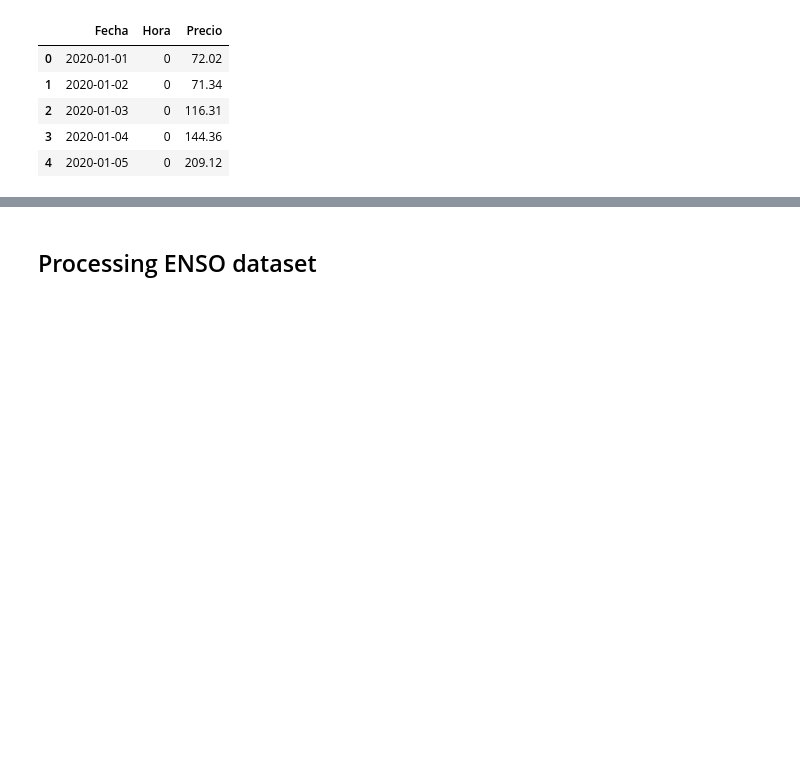
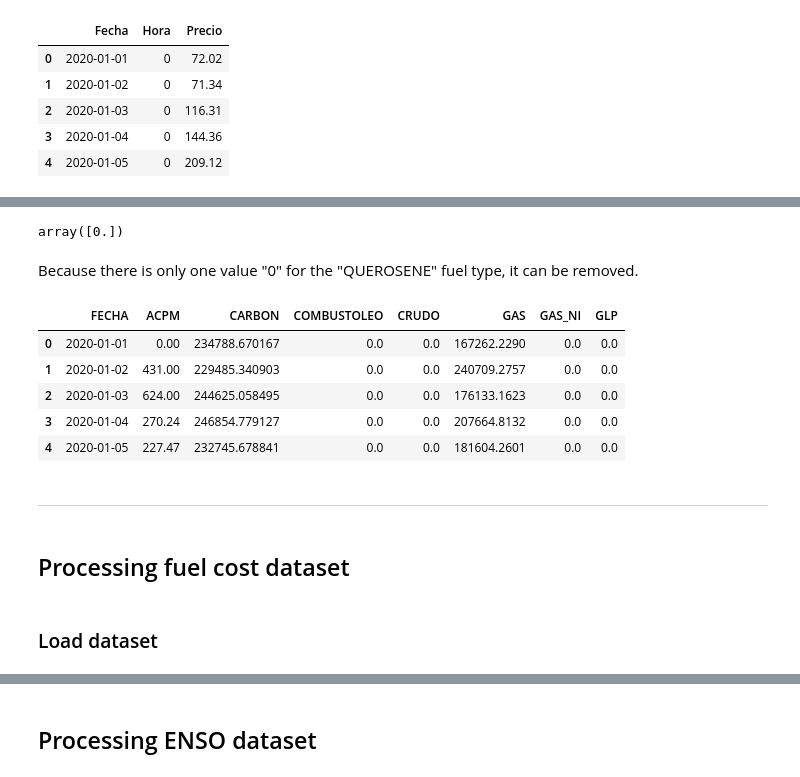
Before and after one commit to camjaramillo/maestria-trabajo-integrador, a Jupyter notebook: notebooks/data_preprocessing.ipynb, the cells around one changed output, grey strips where cells are left out. Saved outputs shown, nothing was run; the diff lists cells and outputs as text; code cells hidden in the pictures; blank space fills up the shorter version.

```diff
--- a/notebooks/data_preprocessing.ipynb
+++ b/notebooks/data_preprocessing.ipynb
@@ -207,0 +330,22 @@ df_price_long.head()
+# %%
+df_fuel_comsump_pivot['QUEROSENE'].unique()
+# %% [output]
+array([0.])
+# %% [markdown]
+Because there is only one value "0" for the "QUEROSENE" fuel type, it can be removed.
+# %%
+df_fuel_comsump_pivot = df_fuel_comsump_pivot.drop(columns=["QUEROSENE"])
+df_fuel_comsump_pivot.head()
+# %% [output]
+|  | FECHA | ACPM | CARBON | COMBUSTOLEO | CRUDO | GAS | GAS_NI | GLP |
+| 0 | 2020-01-01 | 0.00 | 234788.670167 | 0.0 | 0.0 | 167262.2290 | 0.0 | 0.0 |
+| 1 | 2020-01-02 | 431.00 | 229485.340903 | 0.0 | 0.0 | 240709.2757 | 0.0 | 0.0 |
+| 2 | 2020-01-03 | 624.00 | 244625.058495 | 0.0 | 0.0 | 176133.1623 | 0.0 | 0.0 |
+| 3 | 2020-01-04 | 270.24 | 246854.779127 | 0.0 | 0.0 | 207664.8132 | 0.0 | 0.0 |
+| 4 | 2020-01-05 | 227.47 | 232745.678841 | 0.0 | 0.0 | 181604.2601 | 0.0 | 0.0 |
+# %% [markdown]
+<hr>
+# %% [markdown]
+## Processing fuel cost dataset
+# %% [markdown]
+### Load dataset
```
Also changed, not shown: parts of 50 cells of this notebook, 8 other files.
